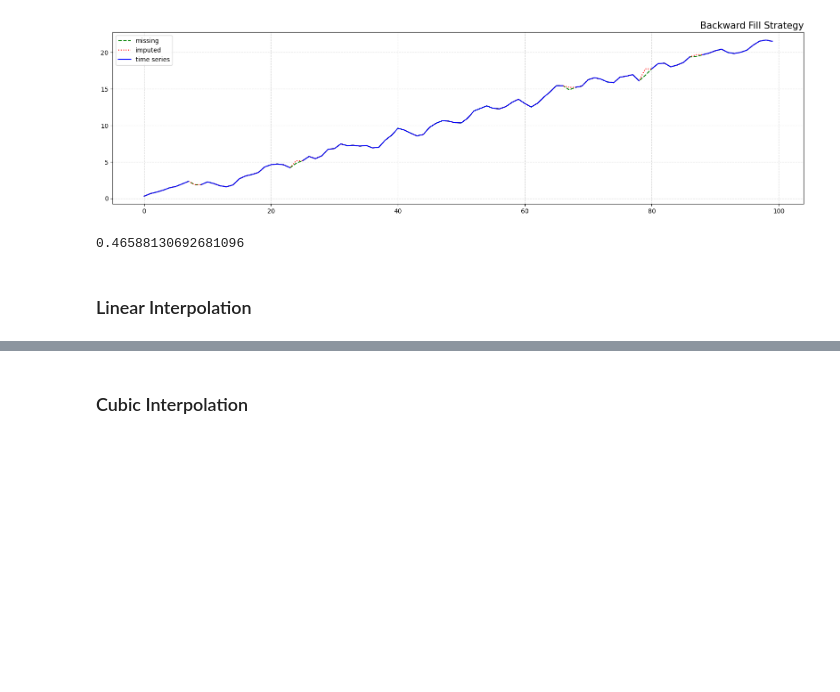
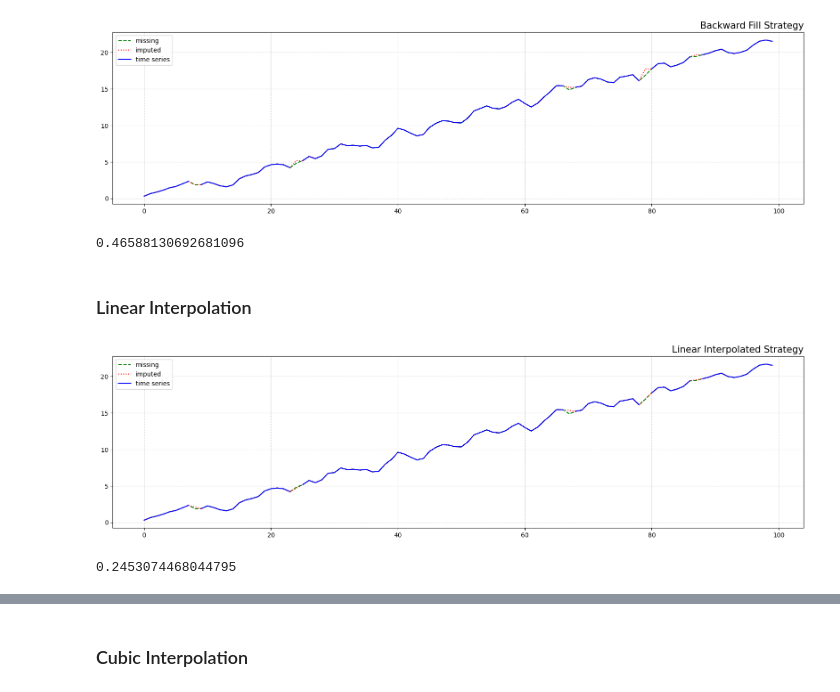
Before and after one commit to talhajamal11/mathematical_modelling, a Jupyter notebook: src/Time Series/interpolation_extrapolation.ipynb, the cells around one changed output, grey strips where cells are left out. Cells and saved outputs as stored; diff of their text form; code cells hidden in the pictures; blank space fills up the shorter version.

```diff
--- a/src/Time Series/interpolation_extrapolation.ipynb
+++ b/src/Time Series/interpolation_extrapolation.ipynb
@@ -132,3 +132,11 @@ print(bfill_imputed_rmse)
 0.46588130692681096
 # %% [markdown]
 ### Linear Interpolation
+# %%
+linear_imputed = missing_time_series.interpolate(method='linear')
+show_imputation(linear_imputed, title="Linear Interpolated Strategy")
+linear_rmse = get_rmse(linear_imputed)
+print(linear_rmse)
+# %% [output]
+[figure, added]
+0.2453074468044795
```
Also changed, not shown: parts of 11 cells of this notebook.
